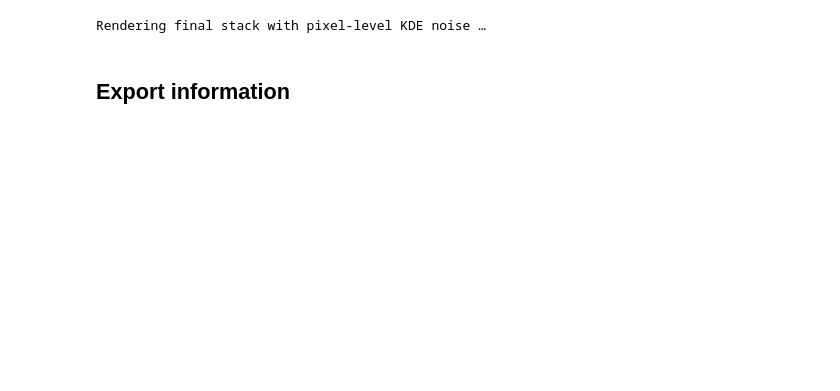
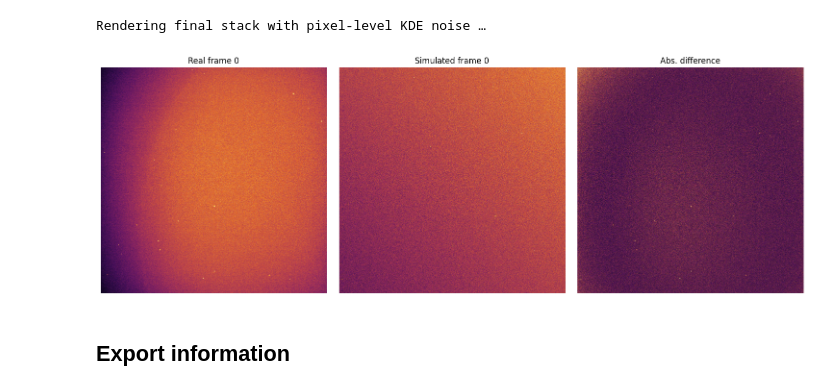
Before and after one commit to brandonc732/No-Big-Deal-Capstone-Project, a Jupyter notebook: SimulationUpdate1.ipynb, the cells around one changed output. Saved outputs shown, nothing was run; the diff lists cells and outputs as text; code cells hidden in the pictures; blank space fills up the shorter version.

Commit message:
Add files via upload
Added visual

```diff
--- a/SimulationUpdate1.ipynb
+++ b/SimulationUpdate1.ipynb
@@ -1080,6 +1088,41 @@ for frame_num in tqdm(range(num_frames), desc="render"):
     )
 # %% [output]
 Rendering final stack with pixel‑level KDE noise …
+# %%
+import matplotlib.pyplot as plt
+import numpy as np
+
+def _norm(img, p_lo=0.5, p_hi=99.5):
+    """Return image scaled to 0–1 by chosen percentiles."""
+    lo, hi = np.percentile(img, [p_lo, p_hi])
+    return np.clip((img - lo) / (hi - lo), 0, 1)
+
+idx = 0                                                # frame to inspect
+real_img = real_frames[idx]
+sim_img  = simulate_frame(idx,
+                          best_params['noise_amp'],
+                          best_params['sigma_mul'],
+                          best_params['background_grad']).astype(float)
+
+# scale each independently so faint structure is visible
+real_vis = _norm(real_img)
+sim_vis  = _norm(sim_img)
+
+# diff scaled to same range as sim for intuitive brightness
+diff_vis = _norm(np.abs(real_img - sim_img))
+
+fig, axes = plt.subplots(1, 3, figsize=(15, 5))
+titles = ["Real frame {}".format(idx),
+          "Simulated frame {}".format(idx),
+          "Abs. difference"]
+
+for ax, data, ttl in zip(axes, [real_vis, sim_vis, diff_vis], titles):
+    ax.imshow(data, cmap='inferno')
+    ax.set_title(ttl); ax.axis('off')
+
+plt.tight_layout(); plt.show()
+# %% [output]
+[figure, added]
 # %% [markdown]
 ## Export information
 # %%
```
Also changed, not shown: parts of 26 cells of this notebook.
